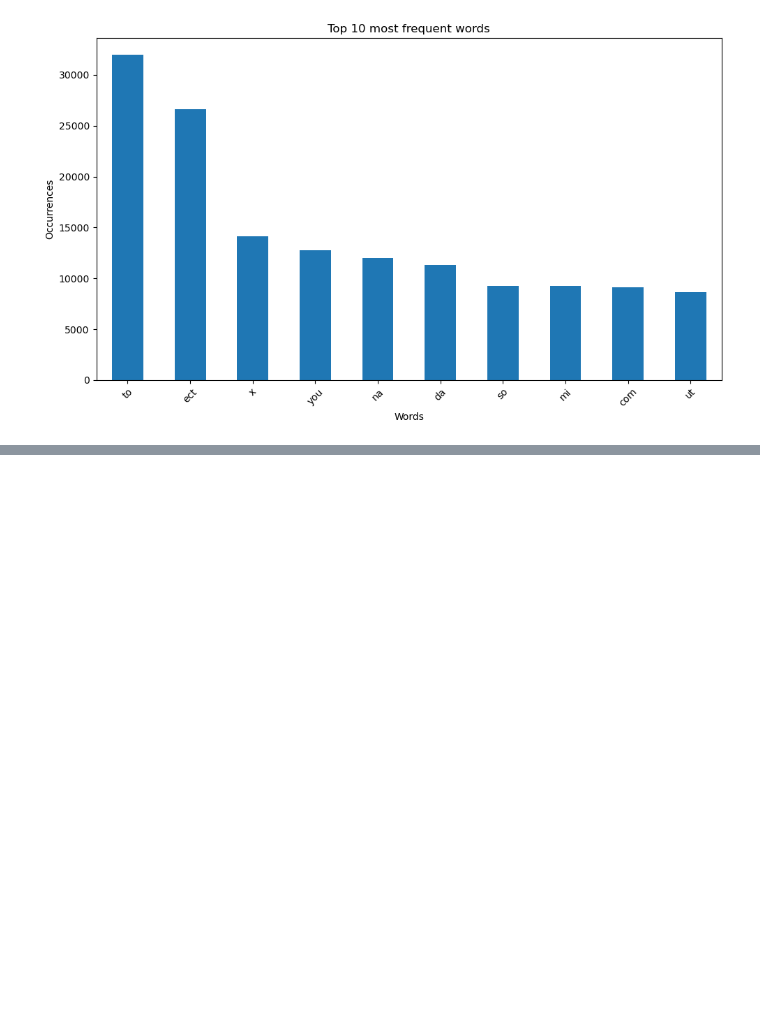
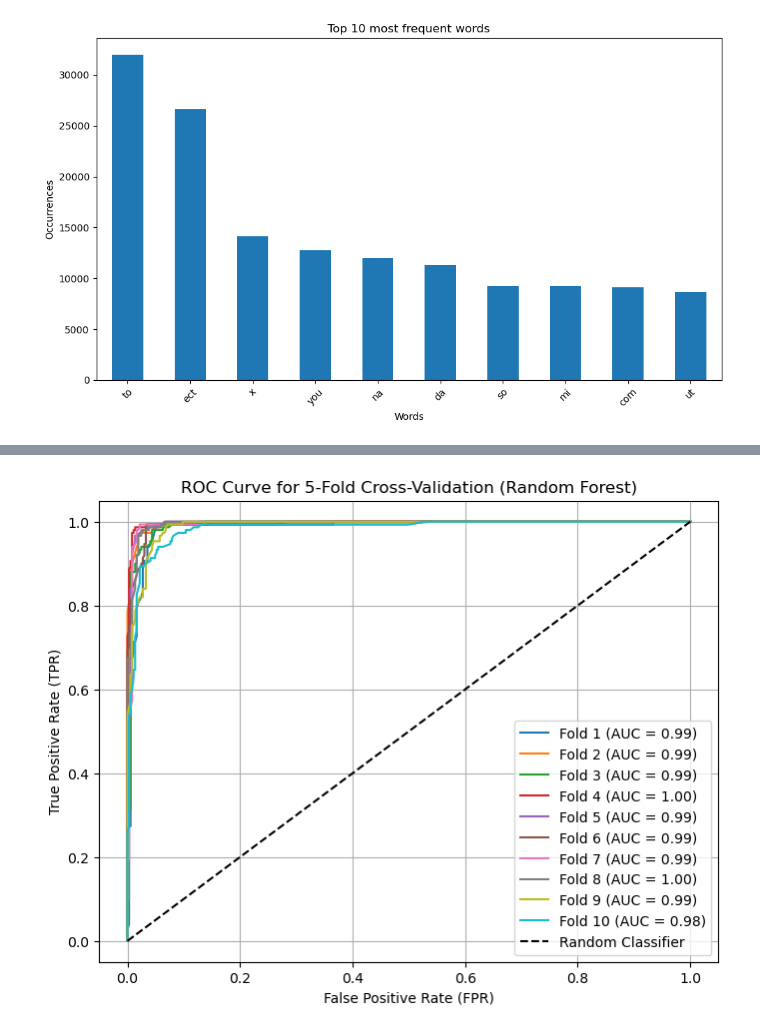
Before and after one commit to B-Kosev/ml-project, a Jupyter notebook: iuz_project.ipynb, the cells around one changed output, grey strips where cells are left out. Drawn from its saved outputs; the diff is of its cells as text; code cells hidden in the pictures; blank space fills up the shorter version.

```diff
--- a/Project.ipynb
+++ b/iuz_project.ipynb
@@ -303,2 +325,42 @@ dtype: float64
+# %%
+TP = rf_results_df["TP"].values
+TN = rf_results_df["TN"].values
+FP = rf_results_df["FP"].values
+FN = rf_results_df["FN"].values
+
+# Compute False Positive Rate (FPR) and True Positive Rate (TPR)
+FPR = FP / (FP + TN)
+TPR = TP / (TP + FN)
+
+plt.figure(figsize=(8, 6))
+folds = rf_results_df['Fold'].unique()
+auc_scores = []
+
+for fold in folds:
+    fold_data = rf_results_df[rf_results_df['Fold'] == fold]
+    y_true = fold_data['y_true'].values
+    y_score = fold_data['y_score'].values
+
+    # Compute ROC Curve
+    fpr, tpr, _ = roc_curve(y_true, y_score)
+    roc_auc = auc(fpr, tpr)
+    auc_scores.append(roc_auc)
+
+    # Plot ROC for this fold
+    plt.plot(fpr, tpr, label=f'Fold {fold} (AUC = {roc_auc:.2f})')
+
+# Plot diagonal (random classifier)
+plt.plot([0, 1], [0, 1], 'k--', label="Random Classifier")
+
+# Plot settings
+plt.xlabel("False Positive Rate (FPR)")
+plt.ylabel("True Positive Rate (TPR)")
+plt.title("ROC Curve for 5-Fold Cross-Validation (Random Forest)")
+plt.legend()
+plt.grid()
+
+plt.show()
+# %% [output]
+[figure, added]
 # %%
 # Cross-validation setup for LGBM
```
Also changed, not shown: parts of 12 cells of this notebook, 1 other file.
